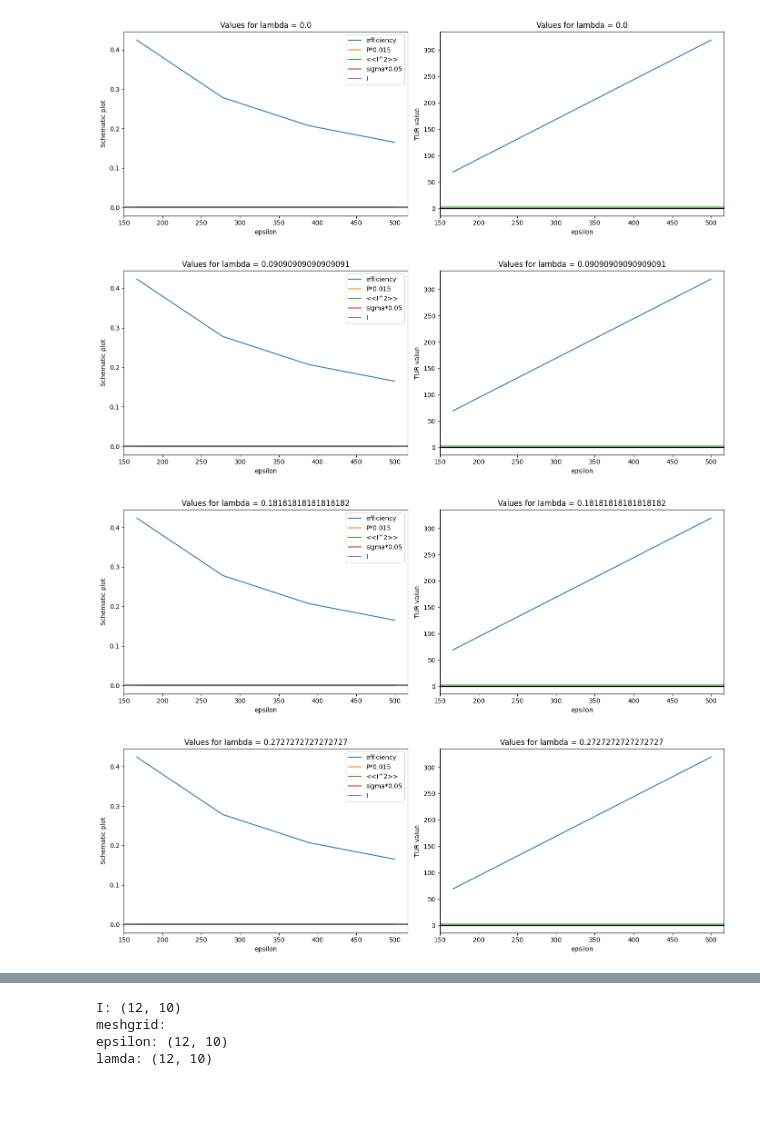
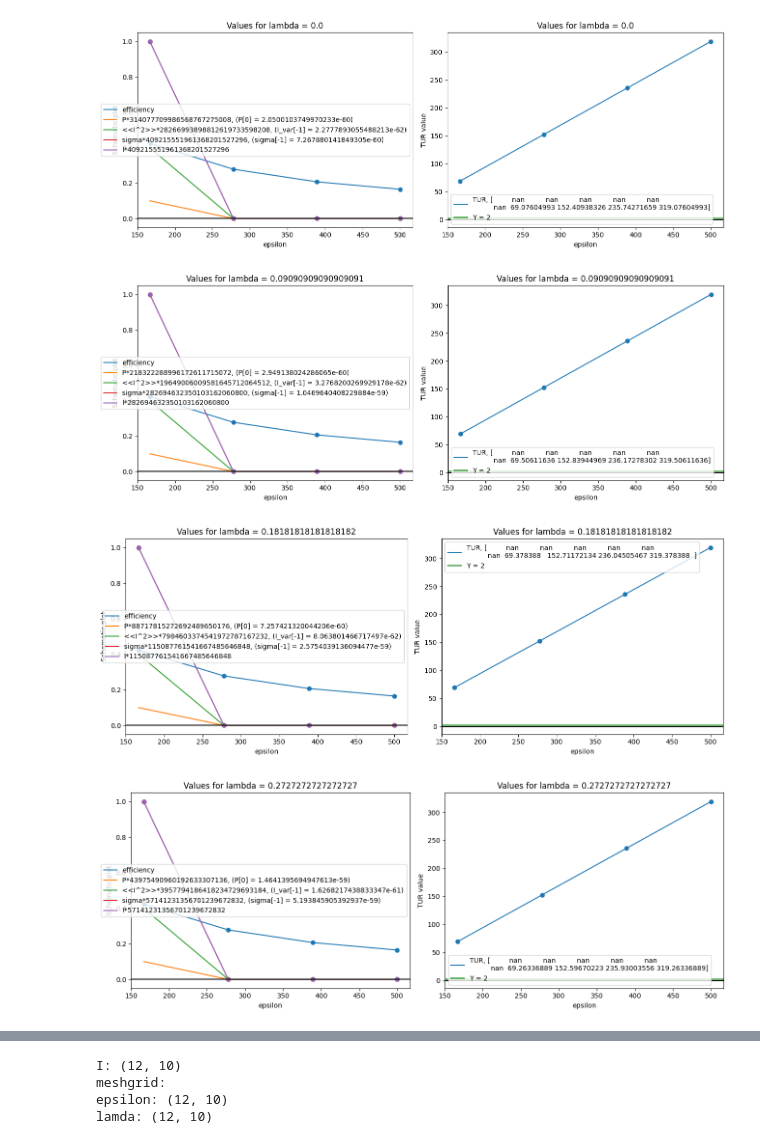
Before and after one commit to myIntSet/thermoelectrics, a Jupyter notebook: interpolation second exp-route.ipynb, the cells around one changed output, grey strips where cells are left out. Drawn from its saved outputs; the diff is of its cells as text; code cells hidden in the pictures; blank space fills up the shorter version.

```diff
--- a/interpolation second exp-route.ipynb
+++ b/interpolation second exp-route.ipynb
@@ -95,2 +33,4 @@ print(I_var)
+# %%
+I, I_var, J_QH = ip.run_interpolation(epsilons, omega, u_intra, u_inter, V_B, gammaL, gammaR, T_L, T_R)
 # %%
 #Calculations of P, efficiency, sigma and TUR
@@ -107,32 +85,48 @@ TUR = I_var*sigma/(I**2)
 # %%
 #---------plotting----------------------------------
 for idx, lmda in enumerate(lamdas):
     fig, (ax1, ax2) = plt.subplots(1, 2, figsize=(14, 5))
 
+    def get_mult(matrix):
+        max = 0
+        for e_idx, _ in enumerate(epsilons):
+            if matrix[idx, e_idx] > max:
+                max = matrix[idx, e_idx]
+        return 1/max
+
+
     ax1.plot(epsilons, eff[idx], label='efficiency')
-    ax1.plot(epsilons, 0.015*P[idx], label='P*0.015')
-    ax1.plot(epsilons, I_var[idx], label='<<I^2>>')
-    ax1.plot(epsilons, 0.05*sigma[idx], label='sigma*0.05')
-    ax1.plot(epsilons, I[idx], label='I')
+    ax1.scatter(epsilons, eff[idx])
+    ax1.plot(epsilons, 0.1*get_mult(P)*P[idx], label=f'P*{round(get_mult(P))}, (P[0] = {P[idx][-1]})')
+    ax1.scatter(epsilons, get_mult(P)*P[idx])
+    ax1.plot(epsilons, 0.4*get_mult(I_var)*I_var[idx], label=f'<<I^2>>*{round(get_mult(I_var))}, (I_var[-1] = {I_var[idx][-1]})')
+    ax1.scatter(epsilons, get_mult(I_var)*I_var[idx])
+    ax1.plot(epsilons, get_mult(sigma)*sigma[idx], label=f'sigma*{round(get_mult(sigma))}, (sigma[-1] = {sigma[idx][-1]})')
+    ax1.scatter(epsilons, get_mult(sigma)*sigma[idx])
+    ax1.plot(epsilons, get_mult(I)*I[idx], label=f'I*{round(get_mult(sigma))}')
+    ax1.scatter(epsilons, get_mult(I)*I[idx])
+
     #ax1.scatter(epsilons, J_QH[idx], label=f'J_QH, 0: {J_QH[idx][0]}, 1: {J_QH[idx][1]}, 2: {J_QH[idx][2]} , 3: {J_QH[idx][3]}, 4: {J_QH[idx][4]}, 5: {J_QH[idx][5]}, 6: {J_QH[idx][6]}')
     ax1.axhline(y=0, color='black', linestyle='-')
     #ax1.set_ylim(-0.01, 0.01)
     ax1.set_xlabel('epsilon')
     ax1.set_ylabel('Schematic plot')
     ax1.set_title(f'Values for lambda = {lmda}')
     ax1.legend()
 
-    ax2.plot(epsilons, TUR[idx], label='TUR')
+    ax2.plot(epsilons, TUR[idx], label=f'TUR, {TUR[idx]}')
+    ax2.scatter(epsilons, TUR[idx])
     ax2.set_title(f'Values for lambda = {lmda}')
     ax2.axhline(y=2, color='g', linestyle='-', label= 'Y = 2')
     ax2.axhline(y=0, color='black', linestyle='-')
     ax2.set_xlabel('epsilon')
     ax2.set_ylabel('TUR value')
+    ax2.legend()
 
     plt.tight_layout()  # Adjust layout to prevent overlap
     plt.show()
 # %% [output]
-[figure, old version]
+[figure, new version]
-[figure, old version]
+[figure, new version]
-[figure, old version]
+[figure, new version]
-[figure, old version]
+[figure, new version]
```
Also changed, not shown: parts of 8 cells of this notebook, 1 other file.
